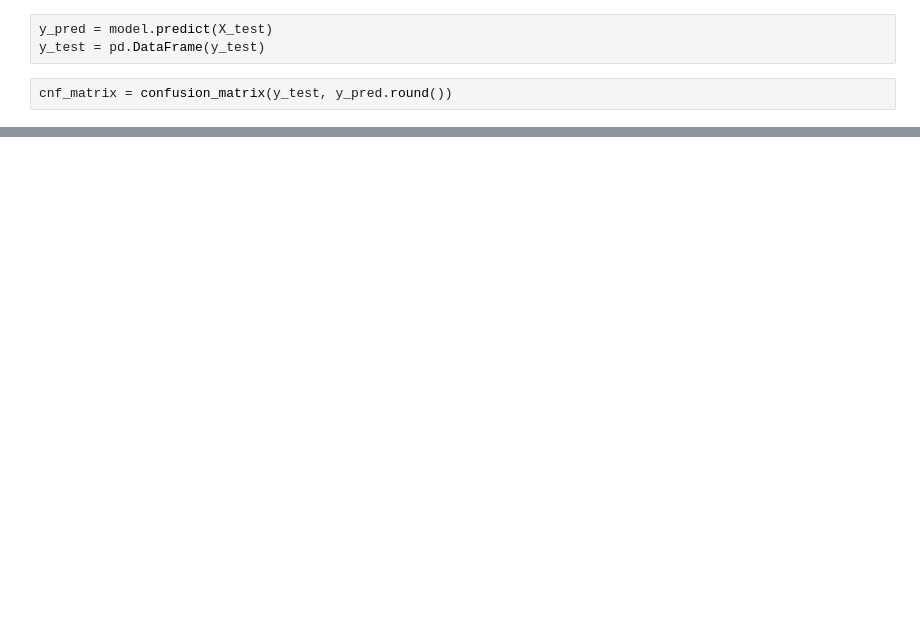
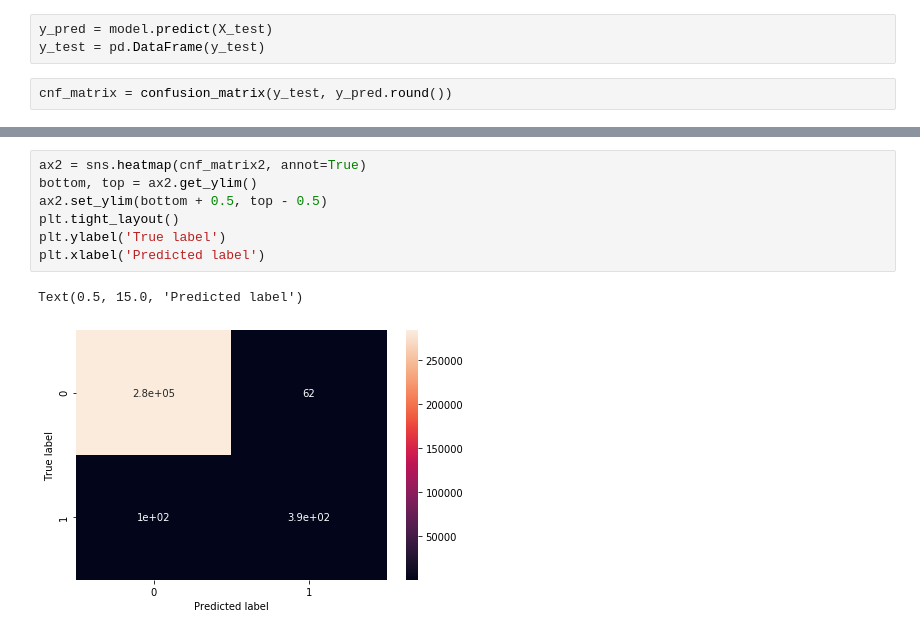
Before and after one commit to annadutki/Credit_card_fraud_detection, a Jupyter notebook: Credit_Card_Fraud_Detection.ipynb, the cells around one changed output, grey strips where cells are left out. Cells and saved outputs as stored; diff of their text form; blank space fills up the shorter version.

```diff
--- a/Credit_Card_Fraud_Detection.ipynb
+++ b/Credit_Card_Fraud_Detection.ipynb
@@ -216,0 +232,10 @@ Confusion matrix, without normalization
+# %%
+ax2 = sns.heatmap(cnf_matrix2, annot=True)
+bottom, top = ax2.get_ylim()
+ax2.set_ylim(bottom + 0.5, top - 0.5)
+plt.tight_layout()
+plt.ylabel('True label')
+plt.xlabel('Predicted label')
+# %% [output]
+Text(0.5, 15.0, 'Predicted label')
+[figure, added]
```
Also changed, not shown: parts of 26 cells of this notebook.
